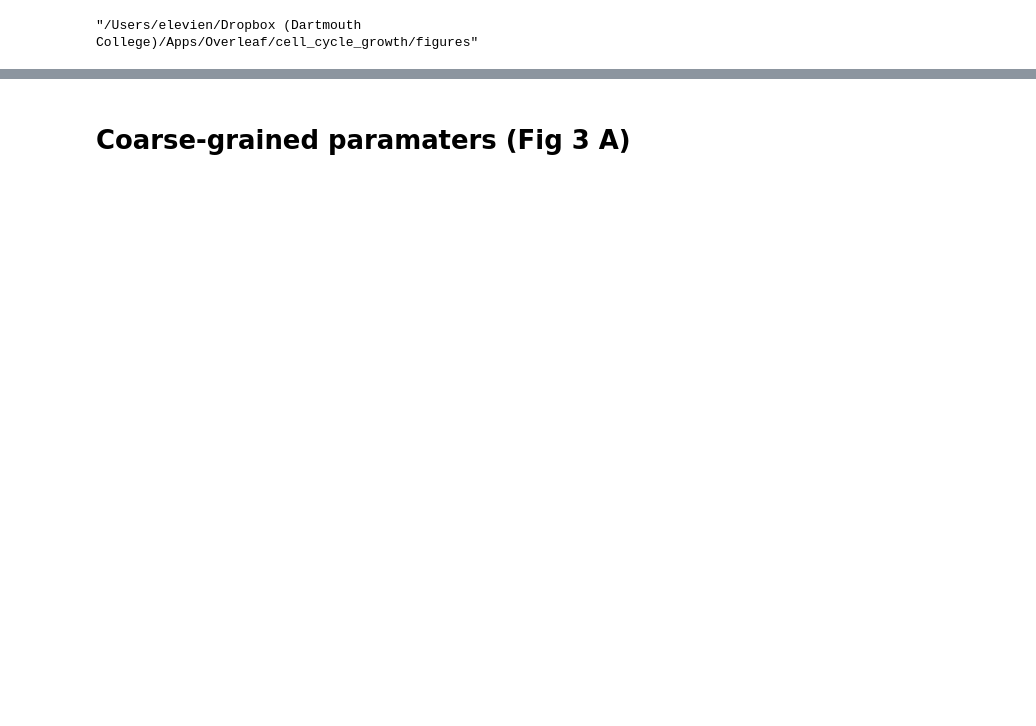
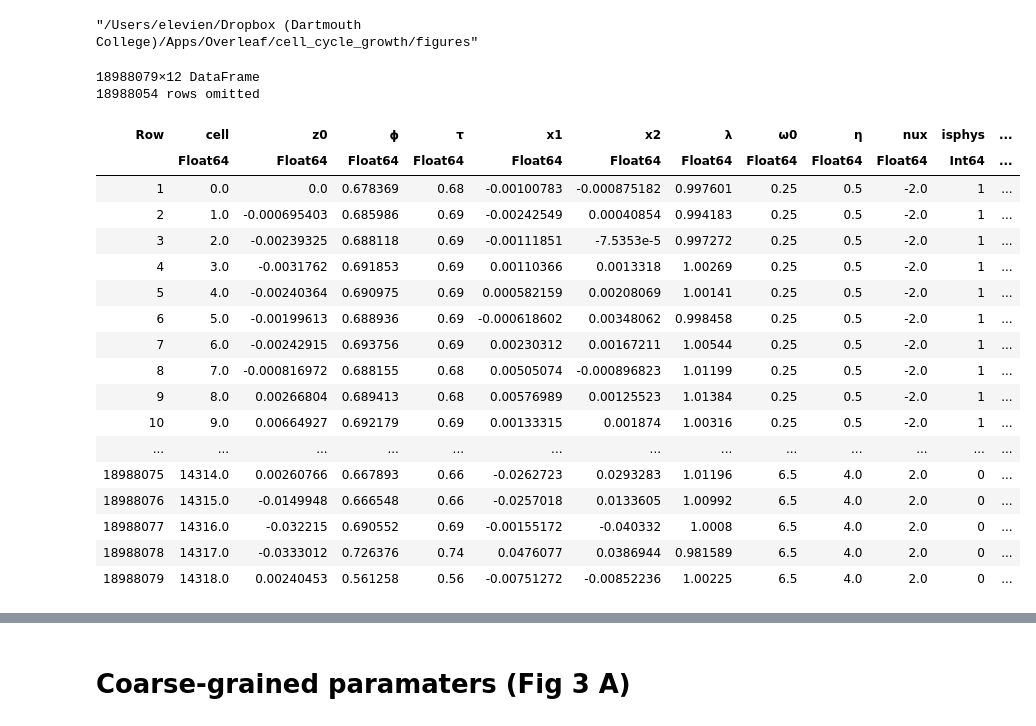
Before and after one commit to elevien/GrowthCellCycleModel, a Jupyter notebook: src/FIG3.ipynb, the cells around one changed output, grey strips where cells are left out. Cells and saved outputs as stored; diff of their text form; code cells hidden in the pictures; blank space fills up the shorter version.

```diff
--- a/src/FIG3.ipynb
+++ b/src/FIG3.ipynb
@@ -10,7 +10,29 @@ FIG_PATH = "/Users/elevien/Dropbox (Dartmouth College)/Apps/Overleaf/cell_cycle_
 # %%
 data= CSV.read("./output/sho_data_cells_1d.csv",DataFrame);
 data
 ω0range = data.ω0 |> unique |> sort;
 ηrange = data.η |> unique |> sort;
-nuxrange = data.uθ |> unique |> sort;
-data.nux = data.uθ; # add nux column for clarity
+nuxrange = data.nux |> unique |> sort;
+
+data
+# %% [output]
+18988079×12 DataFrame
+18988054 rows omitted
+| Row | cell | z0 | ϕ | τ | x1 | x2 | λ | ω0 | η | nux | isphys | ... |
+|  | Float64 | Float64 | Float64 | Float64 | Float64 | Float64 | Float64 | Float64 | Float64 | Float64 | Int64 | ... |
+| 1 | 0.0 | 0.0 | 0.678369 | 0.68 | -0.00100783 | -0.000875182 | 0.997601 | 0.25 | 0.5 | -2.0 | 1 | ... |
+| 2 | 1.0 | -0.000695403 | 0.685986 | 0.69 | -0.00242549 | 0.00040854 | 0.994183 | 0.25 | 0.5 | -2.0 | 1 | ... |
+| 3 | 2.0 | -0.00239325 | 0.688118 | 0.69 | -0.00111851 | -7.5353e-5 | 0.997272 | 0.25 | 0.5 | -2.0 | 1 | ... |
+| 4 | 3.0 | -0.0031762 | 0.691853 | 0.69 | 0.00110366 | 0.0013318 | 1.00269 | 0.25 | 0.5 | -2.0 | 1 | ... |
+| 5 | 4.0 | -0.00240364 | 0.690975 | 0.69 | 0.000582159 | 0.00208069 | 1.00141 | 0.25 | 0.5 | -2.0 | 1 | ... |
+| 6 | 5.0 | -0.00199613 | 0.688936 | 0.69 | -0.000618602 | 0.00348062 | 0.998458 | 0.25 | 0.5 | -2.0 | 1 | ... |
+| 7 | 6.0 | -0.00242915 | 0.693756 | 0.69 | 0.00230312 | 0.00167211 | 1.00544 | 0.25 | 0.5 | -2.0 | 1 | ... |
+| 8 | 7.0 | -0.000816972 | 0.688155 | 0.68 | 0.00505074 | -0.000896823 | 1.01199 | 0.25 | 0.5 | -2.0 | 1 | ... |
+| 9 | 8.0 | 0.00266804 | 0.689413 | 0.68 | 0.00576989 | 0.00125523 | 1.01384 | 0.25 | 0.5 | -2.0 | 1 | ... |
+| 10 | 9.0 | 0.00664927 | 0.692179 | 0.69 | 0.00133315 | 0.001874 | 1.00316 | 0.25 | 0.5 | -2.0 | 1 | ... |
+| ... | ... | ... | ... | ... | ... | ... | ... | ... | ... | ... | ... | ... |
+| 18988075 | 14314.0 | 0.00260766 | 0.667893 | 0.66 | -0.0262723 | 0.0293283 | 1.01196 | 6.5 | 4.0 | 2.0 | 0 | ... |
+| 18988076 | 14315.0 | -0.0149948 | 0.666548 | 0.66 | -0.0257018 | 0.0133605 | 1.00992 | 6.5 | 4.0 | 2.0 | 0 | ... |
+| 18988077 | 14316.0 | -0.032215 | 0.690552 | 0.69 | -0.00155172 | -0.040332 | 1.0008 | 6.5 | 4.0 | 2.0 | 0 | ... |
+| 18988078 | 14317.0 | -0.0333012 | 0.726376 | 0.74 | 0.0476077 | 0.0386944 | 0.981589 | 6.5 | 4.0 | 2.0 | 0 | ... |
+| 18988079 | 14318.0 | 0.00240453 | 0.561258 | 0.56 | -0.00751272 | -0.00852236 | 1.00225 | 6.5 | 4.0 | 2.0 | 0 | ... |
```
Also changed, not shown: parts of 8 cells of this notebook, 7 other files.
